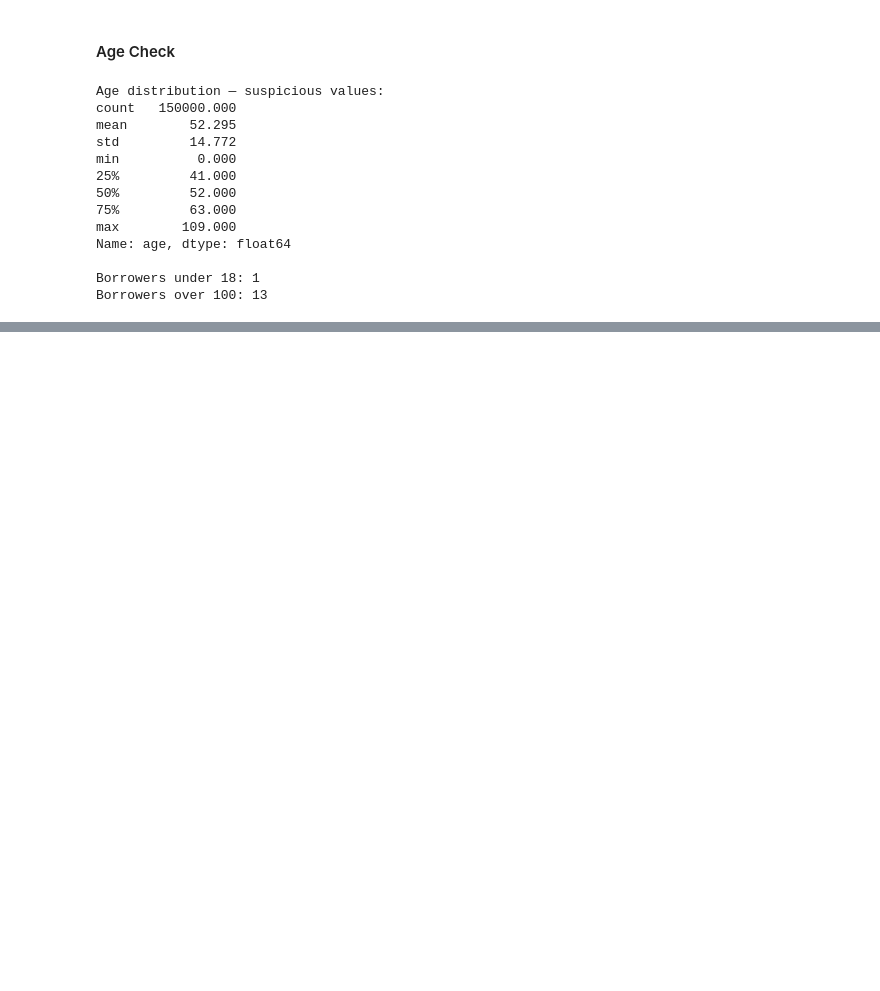
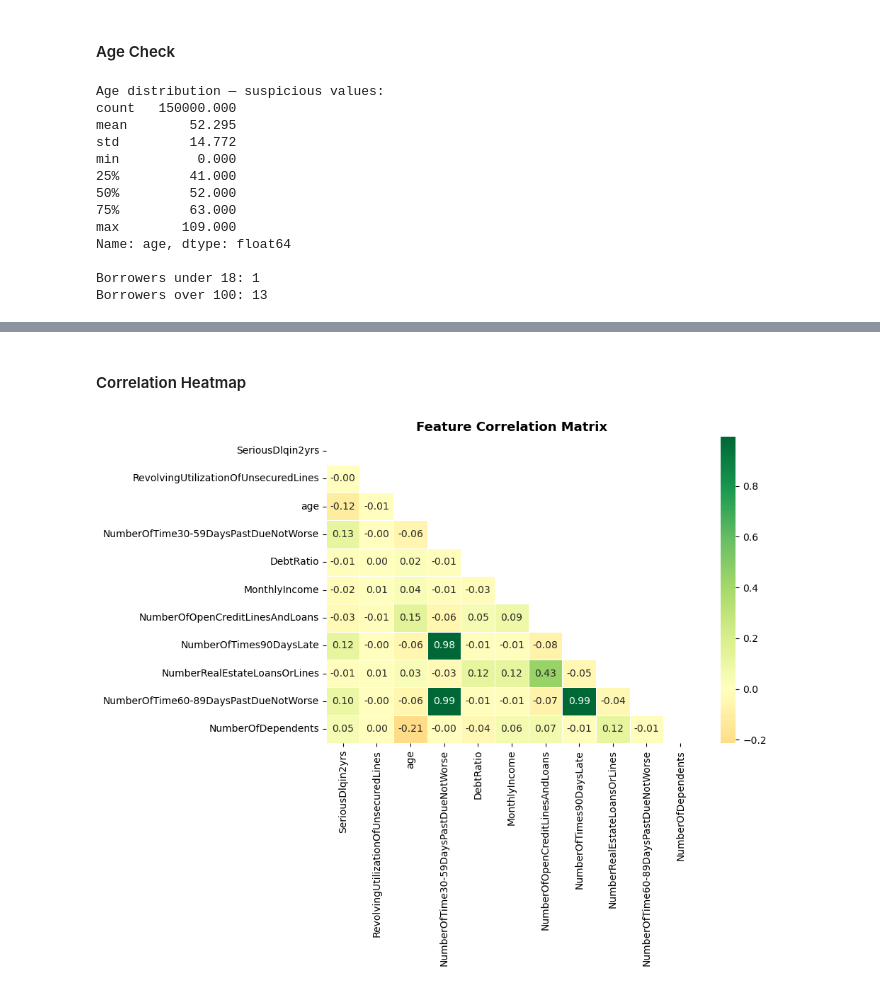
Before and after one commit to Sohail-Rasul/credit-risk-classifier, a Jupyter notebook: credit_risk_classifier.ipynb, the cells around one changed output, grey strips where cells are left out. Saved outputs shown, nothing was run; the diff lists cells and outputs as text; code cells hidden in the pictures; blank space fills up the shorter version.

```diff
--- a/credit_risk_classifier.ipynb
+++ b/credit_risk_classifier.ipynb
@@ -275,0 +303,23 @@ NumberOfTime60-89DaysPastDueNotWorse
+# %% [markdown]
+#### Correlation Heatmap
+# %%
+fig, ax = plt.subplots(figsize=(10, 8))
+corr_matrix = df.corr()
+
+mask = np.triu(np.ones_like(corr_matrix, dtype=bool))
+
+sns.heatmap(corr_matrix,
+            mask=mask,
+            annot=True,
+            fmt='.2f',
+            cmap='RdYlGn',
+            center=0,
+            ax=ax,
+            linewidths=0.5)
+
+ax.set_title('Feature Correlation Matrix', fontsize=13, fontweight='bold')
+plt.tight_layout()
+plt.savefig('figures/04_correlation_heatmap.png', dpi=150)
+plt.show()
+# %% [output]
+[figure, added]
```
Also changed, not shown: parts of 8 cells of this notebook, 6 other files.
